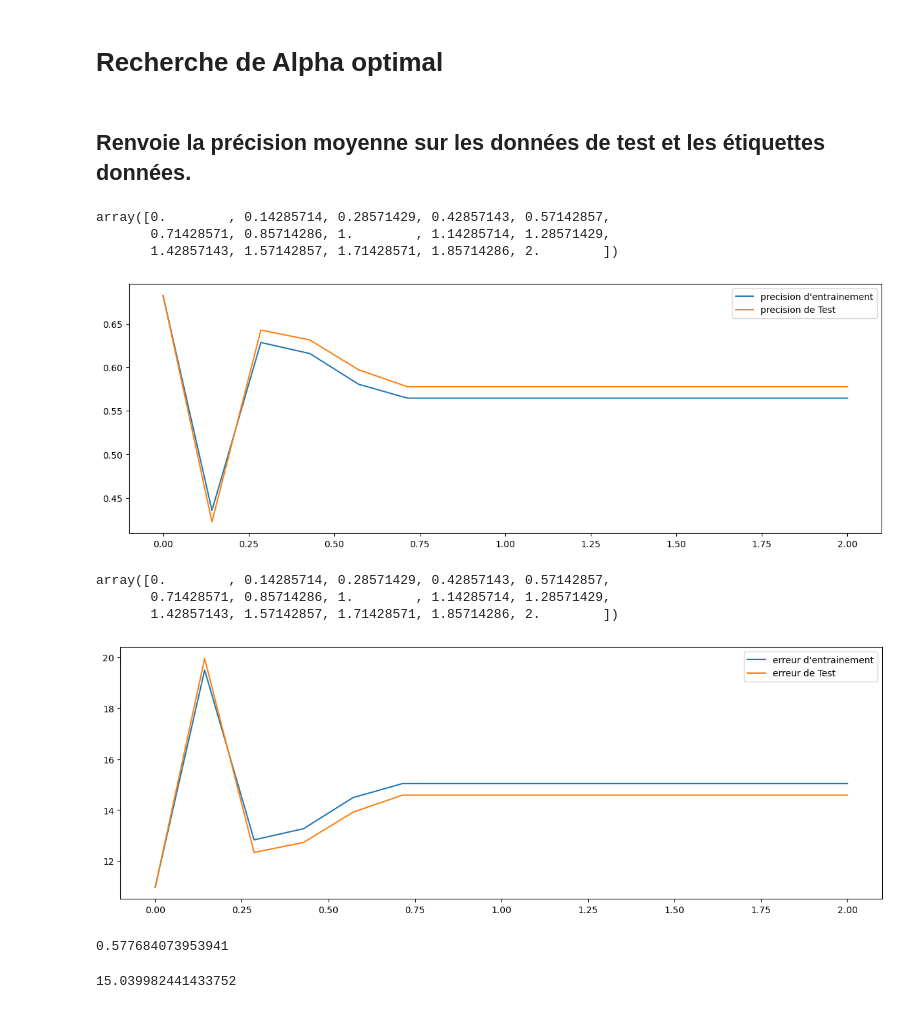
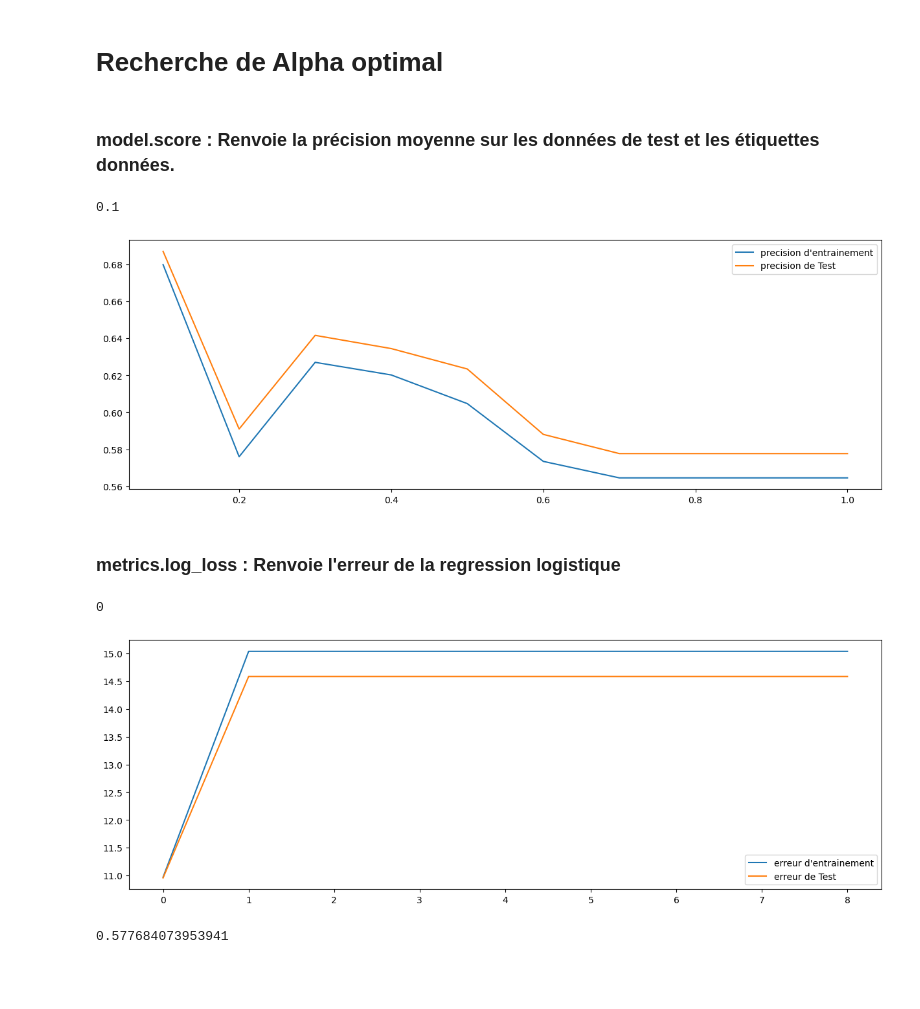
Before and after one commit to DJIGIFA/ODC-ML-DGS, a Jupyter notebook: Untitled.ipynb, the cells around one changed output. Saved outputs shown, nothing was run; the diff lists cells and outputs as text; code cells hidden in the pictures; blank space fills up the shorter version.

Commit message:
alpha

```diff
--- a/Untitled.ipynb
+++ b/Untitled.ipynb
@@ -43,9 +43,10 @@ X_train, X_test, y_train, y_test = train_test_split(X, Y, random_state=2, train_
 # %% [markdown]
 # Recherche de Alpha optimal
 # %%
-alphas = np.linspace(0, 2, 15)
+# alphas = np.logspace(-5, 1, 60)
+alphas = [i for i in np.arange(0.1,1.1,0.1)]
 # %% [markdown]
-## Renvoie la précision moyenne sur les données de test et les étiquettes données.
+###  model.score : Renvoie la précision moyenne sur les données de test et les étiquettes données.
 # %%
 
 train_precision = list()
@@ -58,8 +59,8 @@ for i in alphas :
 # train_precision, test_precision
 
 # # alphas
-# i_alpha_optim = np.argmax(test_errors)
-# alpha_optim = alphas[i_alpha_optim]
+indice_alpha_optimal = np.argmax(test_precision)
+alpha_optimal_1 = alphas[indice_alpha_optimal]
 # alpha_optim
 
 fig, ax = plt.subplots(figsize=(15, 5))
@@ -67,49 +68,50 @@ fig, ax = plt.subplots(figsize=(15, 5))
 ax.plot(alphas, train_precision, label="precision d'entrainement")
 ax.plot(alphas, test_precision, label="precision de Test")
 
-ax.legend()
-alphas
+ax.legend();
+alpha_optimal_1
+
+# np.argmax(test_precision)
+# test_precision,alphas
 # %% [output]
-array([0.        , 0.14285714, 0.28571429, 0.42857143, 0.57142857,
-       0.71428571, 0.85714286, 1.        , 1.14285714, 1.28571429,
-       1.42857143, 1.57142857, 1.71428571, 1.85714286, 2.        ])
+0.1
-[figure, old version]
+[figure, new version]
+# %% [markdown]
+###  metrics.log_loss : Renvoie l'erreur  de la regression logistique
 # %%
-
 train_erreur = list()
 test_erreur = list()
 for i in alphas :
     model.set_params(alpha=i)
     model.fit(X_train, y_train)
 
     train_prediction = model.predict(X_train)
     train_erreur.append(metrics.log_loss(y_train,train_prediction))
 
 
     test_prediction = model.predict(X_test)
     test_erreur.append(metrics.log_loss(y_test,test_prediction))
 
 
 # train_precision, test_precision
 
 # # alphas
-# i_alpha_optim = np.argmax(test_errors)
-# alpha_optim = alphas[i_alpha_optim]
-# alpha_optim
+i_alpha_optim = np.argmin(test_erreur)
+alpha_optim = alphas[i_alpha_optim]
+alpha_optim
 
 fig, ax = plt.subplots(figsize=(15, 5))
 
 ax.plot(alphas, train_erreur, label="erreur d'entrainement")
 ax.plot(alphas, test_erreur, label="erreur de Test")
 
-ax.legend()
-alphas
+ax.legend();
+# alphas
 # len(test_erreur)
+alpha_optim
 # %% [output]
-array([0.        , 0.14285714, 0.28571429, 0.42857143, 0.57142857,
-       0.71428571, 0.85714286, 1.        , 1.14285714, 1.28571429,
-       1.42857143, 1.57142857, 1.71428571, 1.85714286, 2.        ])
+0
-[figure, old version]
+[figure, new version]
 # %%
 parm_list = list()
 score_list = list()
@@ -125,7 +127,5 @@ max(score_list)
 # %%
 pre = model.predict(X_train)
 metrics.log_loss(y_train,pre)
-# %% [output]
-15.039982441433752
 # %%
 model.loss_functions
```
Also changed, not shown: parts of 2 cells of this notebook.
